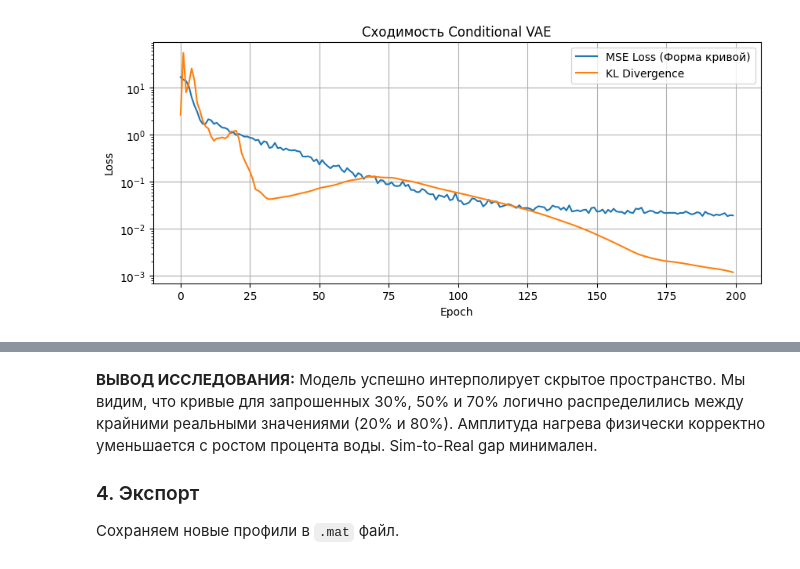
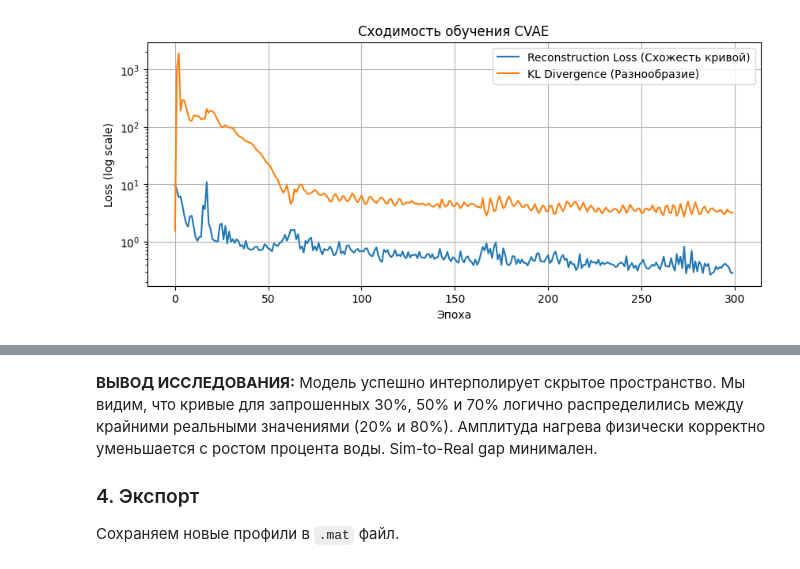
Before and after one commit to Gumbatali/honeycomb-water-detection, a Jupyter notebook: notebooks/Stage_5_Conditional_VAE_Synthesis.ipynb, the cells around one changed output, grey strips where cells are left out. Saved outputs shown, nothing was run; the diff lists cells and outputs as text; code cells hidden in the pictures.

```diff
--- a/notebooks/Stage_5_Conditional_VAE_Synthesis.ipynb
+++ b/notebooks/Stage_5_Conditional_VAE_Synthesis.ipynb
@@ -70,16 +202,26 @@ print(f"Форма условий (C): {C_train.shape}")
 # %%
-model = ThermalConditionalVAE(input_dim=frames_count, cond_dim=1, hidden_dim=256, latent_dim=16)
-optimizer = optim.Adam(model.parameters(), lr=0.005)
+# Инициализация модели
+model = ThermalConditionalVAE(
+    input_dim=FRAMES_COUNT,
+    cond_dim=COND_DIM,
+    hidden_dim=HIDDEN_DIM,
+    latent_dim=LATENT_DIM
+).to(DEVICE)
 
-epochs = 200
+optimizer = optim.Adam(model.parameters(), lr=LEARNING_RATE)
+
 history = {'total': [], 'recon': [], 'kl': []}
 
+print(f"Начало обучения на {EPOCHS} эпох...")
 model.train()
-for epoch in range(epochs):
+for epoch in range(EPOCHS):
     optimizer.zero_grad()
-    # Подаем и профиль, и УСЛОВИЕ (метку из маски)
+
+    # Подаем профиль и метку-условие
     x_hat, mu, logvar = model(X_train, C_train)
-    loss, recon, kl = cvae_loss_fn(x_hat, X_train, mu, logvar, beta=0.1)
+
+    # Считаем ошибку
+    loss, recon, kl = cvae_loss_fn(x_hat, X_train, mu, logvar, beta=LOSS_BETA)
     loss.backward()
     optimizer.step()
 
@@ -87,13 +229,18 @@ for epoch in range(epochs):
     history['recon'].append(recon.item())
     history['kl'].append(kl.item())
 
+    if (epoch + 1) % 50 == 0:
+        print(f"Эпоха [{epoch+1}/{EPOCHS}] | Loss: {loss.item():.4f} | Recon: {recon.item():.4f} | KL: {kl.item():.4f}")
+
+# График сходимости
 plt.figure(figsize=(10, 4))
-plt.plot(history['recon'], label='MSE Loss (Форма кривой)')
-plt.plot(history['kl'], label='KL Divergence')
-plt.title('Сходимость Conditional VAE')
-plt.xlabel('Epoch')
-plt.ylabel('Loss')
+plt.plot(history['recon'], label='Reconstruction Loss (Схожесть кривой)')
+plt.plot(history['kl'], label='KL Divergence (Разнообразие)')
+plt.title('Сходимость обучения CVAE')
+plt.xlabel('Эпоха')
+plt.ylabel('Loss (log scale)')
 plt.yscale('log')
 plt.legend()
+plt.grid(True)
 plt.show()
 # %% [output]
@@ -100,2 +254,2 @@ plt.show()
-[figure, old version]
+[figure, new version]
 # %% [markdown]
```
Also changed, not shown: parts of 9 cells of this notebook, 2 other files.
